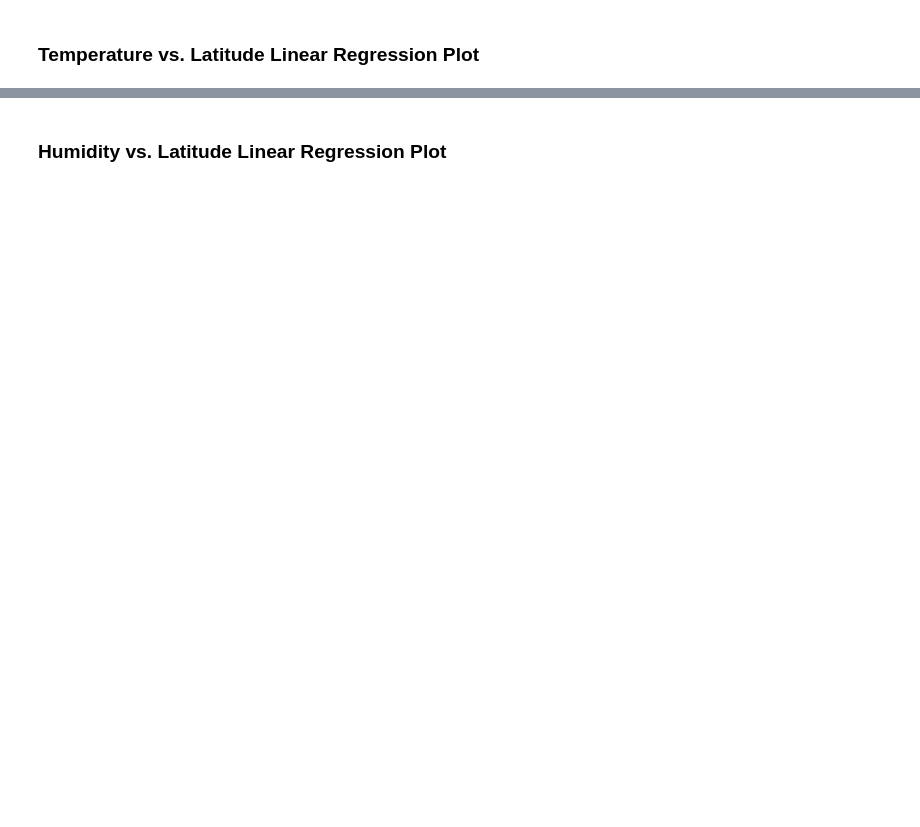
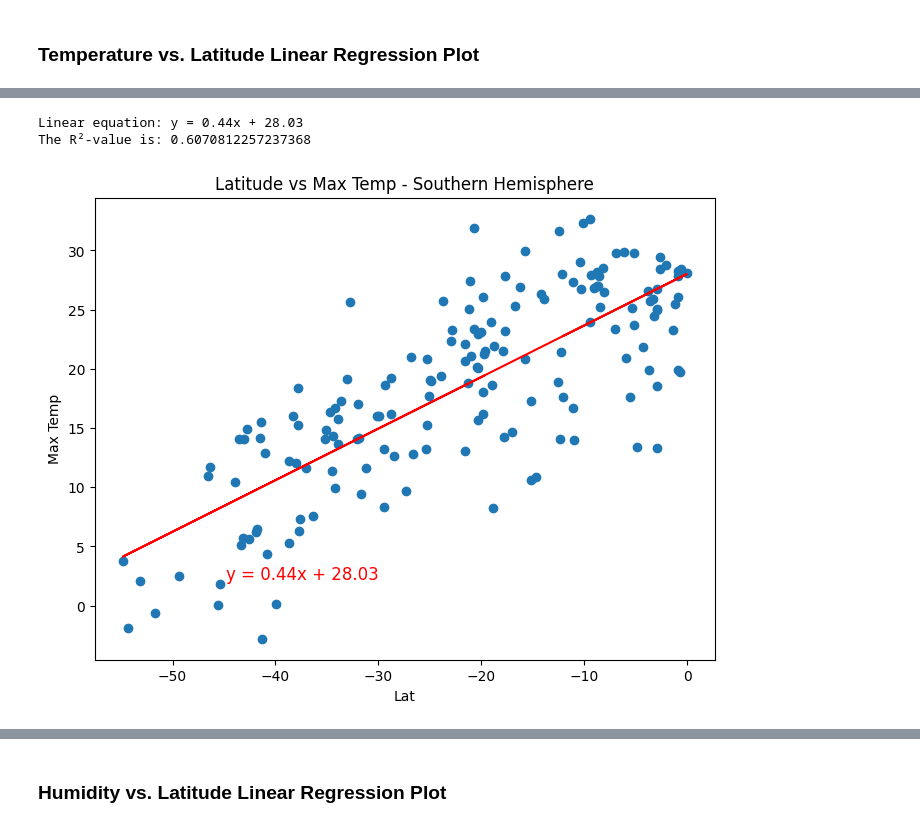
Before and after one commit to ManroopKaur159/python-api-challenge, a Jupyter notebook: WeatherPy/WeatherPy.ipynb, the cells around one changed output, grey strips where cells are left out. Cells and saved outputs as stored; diff of their text form; code cells hidden in the pictures; blank space fills up the shorter version.

```diff
--- a/WeatherPy/WeatherPy.ipynb
+++ b/WeatherPy/WeatherPy.ipynb
@@ -344,0 +368,28 @@ The r^2-value is: 0.6720220238897325
+# %%
+#Southern Hemisphere
+# Usage of the southern hemisphere dataframes for data
+x = southern_hemi_df['Lat']
+y = southern_hemi_df['Max Temp']
+
+# Setting the coordinates for the equation
+eqn_coordinates = (x.min() + 10, y.min() + 5)
+
+# Display a larger figure
+plt.figure(figsize=(8, 6))
+
+# Title the plot
+plt.title("Latitude vs Max Temp - Southern Hemisphere")
+
+# Label x and y axis
+plt.xlabel("Latitude")
+plt.ylabel("Max Temp")
+
+# Linear regression function
+linear_regress(x, y, eqn_coordinates)
+
+# Display the plot
+plt.show()
+# %% [output]
+Linear equation: y = 0.44x + 28.03
+The R²-value is: 0.6070812257237368
+[figure, added]
```
Also changed, not shown: parts of 42 cells of this notebook, 5 other files.
